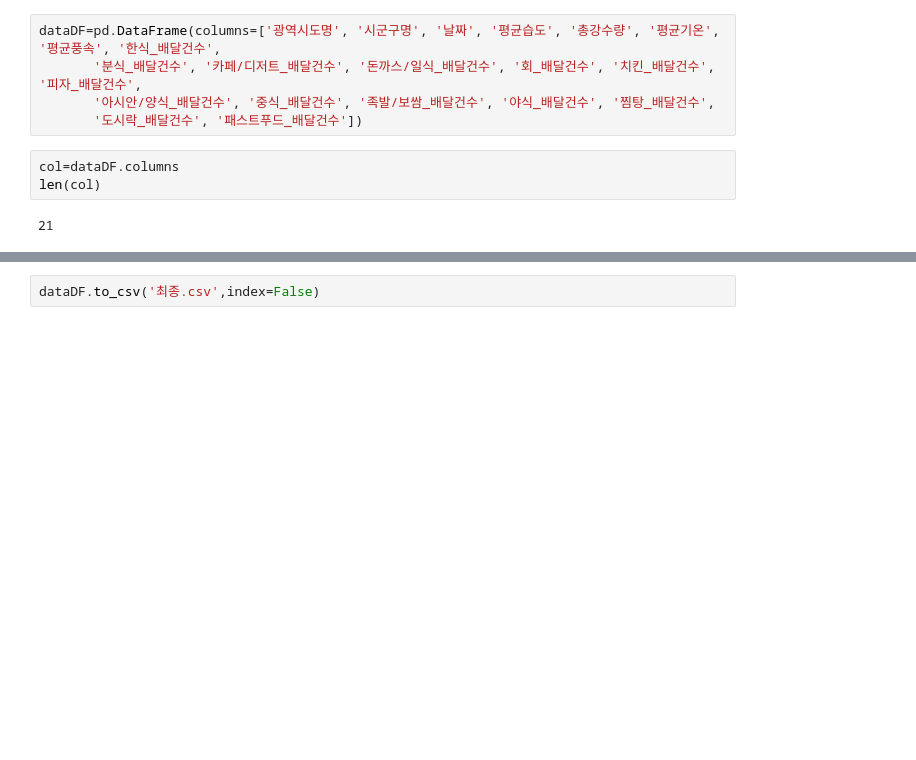
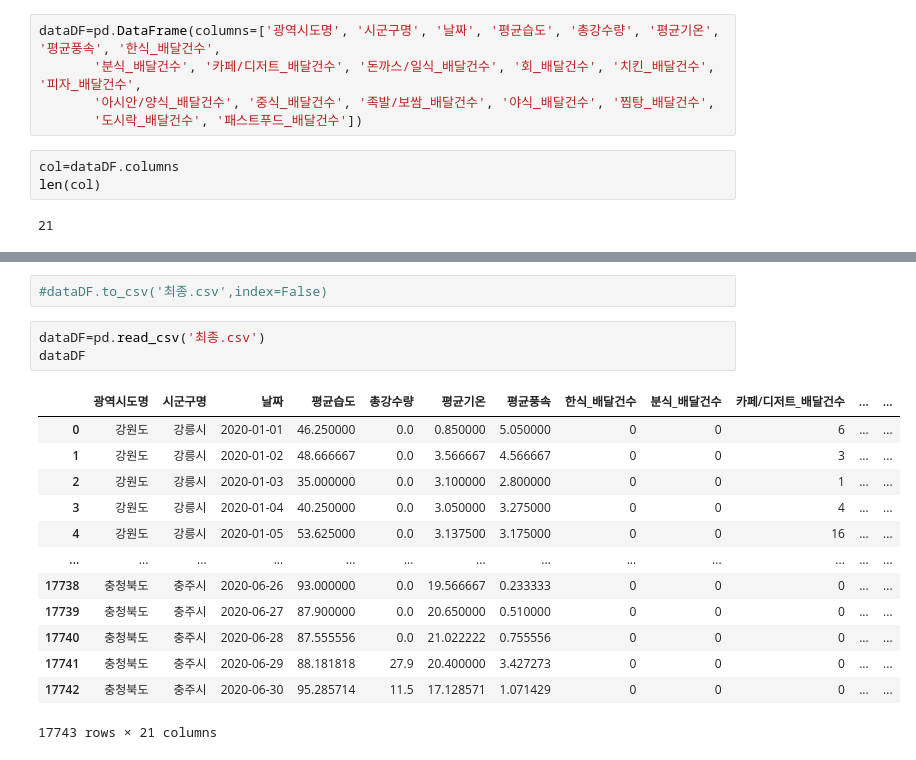
Before and after one commit to angelless00/KDT, a Jupyter notebook: 프로젝트/1024 배달현황/data.ipynb, the cells around one changed output, grey strips where cells are left out. Drawn from its saved outputs; the diff is of its cells as text; blank space fills up the shorter version.

```diff
--- a/프로젝트/1024 배달현황/data.ipynb
+++ b/프로젝트/1024 배달현황/data.ipynb
@@ -89,2 +85,19 @@ for i in va:
 # %%
-dataDF.to_csv('최종.csv',index=False)
+#dataDF.to_csv('최종.csv',index=False)
+# %%
+dataDF=pd.read_csv('최종.csv')
+dataDF
+# %% [output]
+|  | 광역시도명 | 시군구명 | 날짜 | 평균습도 | 총강수량 | 평균기온 | 평균풍속 | 한식_배달건수 | 분식_배달건수 | 카페/디저트_배달건수 | ... | ... |
+| 0 | 강원도 | 강릉시 | 2020-01-01 | 46.250000 | 0.0 | 0.850000 | 5.050000 | 0 | 0 | 6 | ... | ... |
+| 1 | 강원도 | 강릉시 | 2020-01-02 | 48.666667 | 0.0 | 3.566667 | 4.566667 | 0 | 0 | 3 | ... | ... |
+| 2 | 강원도 | 강릉시 | 2020-01-03 | 35.000000 | 0.0 | 3.100000 | 2.800000 | 0 | 0 | 1 | ... | ... |
+| 3 | 강원도 | 강릉시 | 2020-01-04 | 40.250000 | 0.0 | 3.050000 | 3.275000 | 0 | 0 | 4 | ... | ... |
+| 4 | 강원도 | 강릉시 | 2020-01-05 | 53.625000 | 0.0 | 3.137500 | 3.175000 | 0 | 0 | 16 | ... | ... |
+| ... | ... | ... | ... | ... | ... | ... | ... | ... | ... | ... | ... | ... |
+| 17738 | 충청북도 | 충주시 | 2020-06-26 | 93.000000 | 0.0 | 19.566667 | 0.233333 | 0 | 0 | 0 | ... | ... |
+| 17739 | 충청북도 | 충주시 | 2020-06-27 | 87.900000 | 0.0 | 20.650000 | 0.510000 | 0 | 0 | 0 | ... | ... |
+| 17740 | 충청북도 | 충주시 | 2020-06-28 | 87.555556 | 0.0 | 21.022222 | 0.755556 | 0 | 0 | 0 | ... | ... |
+| 17741 | 충청북도 | 충주시 | 2020-06-29 | 88.181818 | 27.9 | 20.400000 | 3.427273 | 0 | 0 | 0 | ... | ... |
+| 17742 | 충청북도 | 충주시 | 2020-06-30 | 95.285714 | 11.5 | 17.128571 | 1.071429 | 0 | 0 | 0 | ... | ... |
+17743 rows × 21 columns
```
Also changed, not shown: parts of 7 cells of this notebook, 9 other files.
